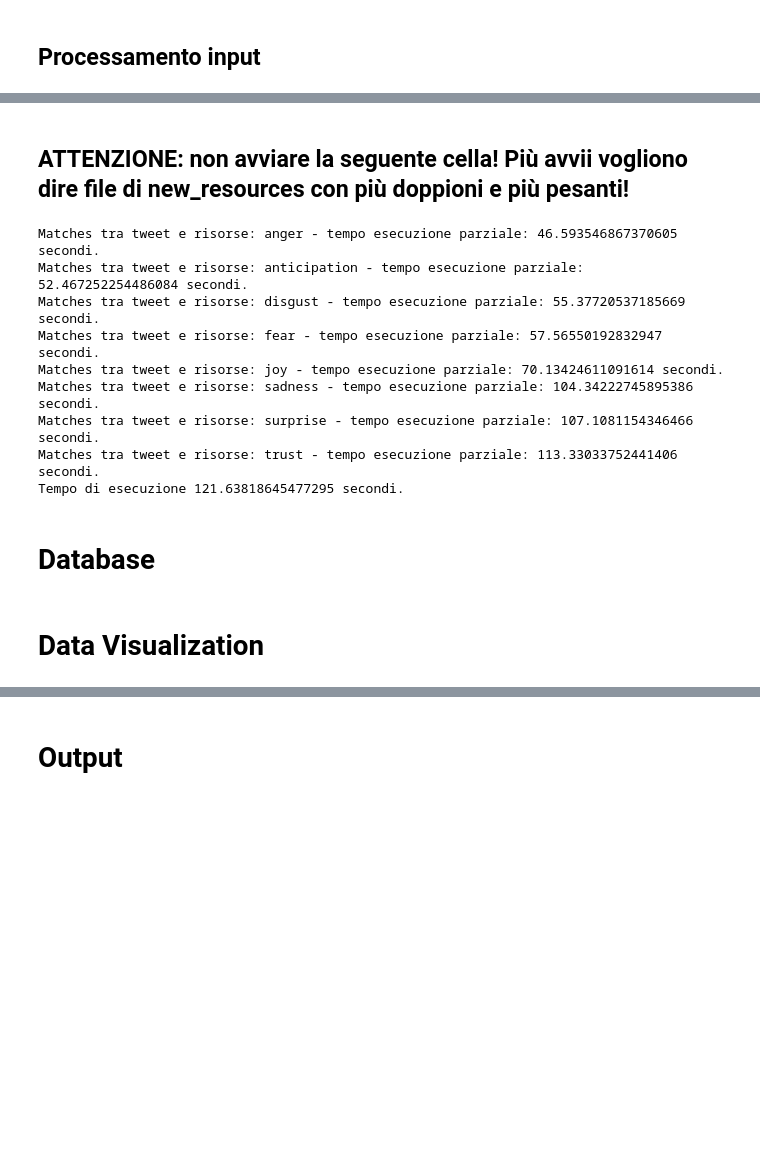
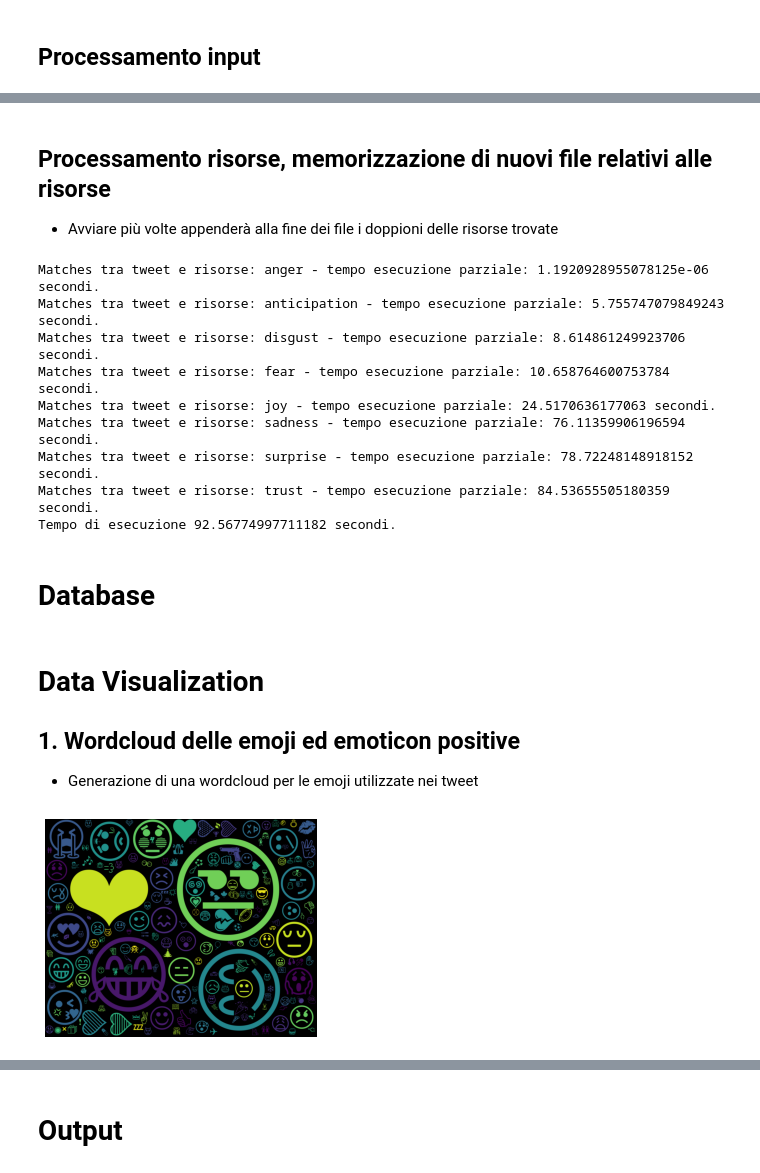
Before and after one commit to FakeBlubba/MAADB, a Jupyter notebook: maadb_project.ipynb, the cells around one changed output, grey strips where cells are left out. Drawn from its saved outputs; the diff is of its cells as text; code cells hidden in the pictures; blank space fills up the shorter version.

Commit message:
Conclusione parte Data Visualization e bug fix

```diff
--- a/maadb_project.ipynb
+++ b/maadb_project.ipynb
@@ -39,7 +30,12 @@ Tempo di esecuzione: 2.2172927856445312e-05 secondi.
 # %%
+start_time = time.time()
+# Struttura dati
+
+# Percorsi
 df = 'row_data/dataframes/'
 rs = 'row_data/resources/'
 
+# Dictionary relativo alle
 stemmed_words = {
     'anger': [],
     'anticipation': [],
@@ -51,17 +47,14 @@ stemmed_words = {
     'trust': []
 }
 
-resources = {}
-stemmed_keys = list(stemmed_words.keys())      # Dict Keys contenente le chiavi di emotions
-hashtags = {}                            # Dictionary con il conteggio di tutti gli hashtag trovati                    # Dictionary con il conteggio di tutte le emoji negative trovate trovate
-other_emojis = {}                        # Dictionary con il conteggio di tutte le emoji non categorizzate trovate
-positive_faces = {}                      # Dictionary con il conteggio di tutte le emoticon/emoji positive trovate
-negative_faces = {}                      # Dictionary con il conteggio di tutte le emoticon/emoji positive trovate
-punctuation_marks = {}                   # Dictionary con il conteggio di tutte le punteggiature trovate
-slang = {}                               # Dictionary con il conteggio di tutte gli slang trovati
-words_count = {}                         # Dictionary con il conteggio di tutte le risorse trovate nei tweet
-new_words = {}
-#pos_tagged = []
+resources = {}                                 # Dictionary contenente le risorse estrapolate dai file
+stemmed_keys = list(stemmed_words.keys())      # Lista contenente le chiavi di emotions
+hashtags = {}                                  # Dictionary con il conteggio di tutti gli hashtag trovati                    # Dictionary con il conteggio di tutte le emoji negative trovate trovate
+emojis = {}                                    # Dictionary con il conteggio di tutte le emoticon/emoji positive trovate
+emoticons = {}                                 # Dictionary con il conteggio di tutte le emoticon/emoji positive trovate
+punctuation_marks = {}                         # Dictionary con il conteggio di tutte le punteggiature trovate
+slang = {}                                     # Dictionary con il conteggio di tutte gli slang trovati
+words_count = {}                               # Dictionary con il conteggio di tutte le risorse trovate nei tweet
 
 pos_emot = ['B-)',':)', ':-)', ":')", ":'-)", ':D', ':-D', ":\'-)",":')",':o)',':]',':3',':c)',':>','=]','8)','=)',':}',':^)','8-D','8D','x-D','xD','X-D','XD','=-D','=D','=-3','=3','B^D',':-))',':*',':^*','( \'}{\' )','^^','(^_^)','^-^',"^.^","^3\^","\^L\^"]
 neg_emot = [":(",":-(",":'(",":'-(",">:[",":-c",":c",":-<",":<",":-[",":[",":{",":\-(",":\'("," _(",":\'[","='(","'[","='[",":'-<",":'<",":'<","='<", "='<", "T_T", "T.T","(T_T)", "y_y","y.y","(Y_Y)",";-;", ";_;",";.;",":_:","o .__. o",".-."]
@@ -72,5 +65,6 @@ o_emojis = [u'\U0001F004',u'\U0001F0CF',u'\U0001F300',u'\U0001F301',u'\U0001F302
 # AdditionalEmoji=[u'\U+203C',u'\U+2049', u'\U+231A',u'\U+231B',u'\U+2600',u'\U+2601',u'\U+260E',u'\U+2611',u'\U+2614',u'\U+2615',u'\U+261D',u'\U+2648',u'\U+2648',u'\U+2649',u'\U+264A',u'\U+264B',u'\U+264C',u'\U+264D',u'\U+264E',u'\U+264F',u'\U+2650',u'\U+2651',u'\U+2652',u'\U+2653',u'\U+2660',u'\U+2663',u'\U+2665',u'\U+2666',u'\U+2668',u'\U+267B',u'\U+267F',u'\U+2693',u'\U+26A0',u'\U+26A1',u'\U+26AA',u'\U+26AB',u'\U+26BD',u'\U+26BE',u'\U+26C4',u'\U+26C5',u'\U+26CE',u'\U+26D4',u'\U+26EA',u'\U+26F2',u'\U+26F3',u'\U+26F5',u'\U+26FA',u'\U+26FD',u'\U+2934',u'\U+2935',u'\U+2934',u'\U+2B05',u'\U+2B06',u'\U+2B07',u'\U+2B50',u'\U+2B55',u'\U+2B50']
 
 punctuation = list(string.punctuation)
+emoji_list = emoji.UNICODE_EMOJI['en']
 
 # Dictionary contenente le slang words
@@ -78,15 +72,7 @@ slang_words = {'afaik': 'as far as i know', 'afk': 'away from keyboard', 'asap':
 slang_words_keys = list(slang_words.keys())
-slang_words_values = list(slang_words.values())
 
 stop_words = stopwords.words('english')
 
-def convert(char_list):
-
-    new_string = ""
-    for char in char_list:
-        new_string += char
-    return new_string
-
 print("Tempo di esecuzione: %s secondi" % (time.time() - start_time))
 start_time = time.time()
 # %% [output]
@@ -257,31 +331,19 @@ Tempo di esecuzione 237.32654333114624 secondi.
 # %% [markdown]
-## ATTENZIONE: non avviare la seguente cella! Più avvii vogliono dire file di new_resources con più doppioni e più pesanti!
+## Processamento risorse, memorizzazione di nuovi file relativi alle risorse
+- Avviare più volte appenderà alla fine dei file i doppioni delle risorse trovate
 # %%
 # Memorizzazione nuove risorse in file
-for k in stemmed_words:
-    print("Matches tra tweet e risorse: {1} - tempo esecuzione parziale: {0} secondi.".format((time.time() - start_time), k))
-    doc = []
-    f = open(rs + k + '/new_resource.txt', 'a')
-    for line in stemmed_words[k]:
-        for word in line:
-            for folder in os.listdir(rs + k):
-                if word not in resources[k]:
-                    doc.append(word + '\n')
-    doc = list( dict.fromkeys(doc) )
-    f.write( str([element for element in doc]))
-f.close()
-print("Tempo di esecuzione %s secondi." % (time.time() - start_time))
-start_time = time.time()
+mem_new_resources()
 # %% [output]
-Matches tra tweet e risorse: anger - tempo esecuzione parziale: 46.593546867370605 secondi.
-Matches tra tweet e risorse: anticipation - tempo esecuzione parziale: 52.467252254486084 secondi.
-Matches tra tweet e risorse: disgust - tempo esecuzione parziale: 55.37720537185669 secondi.
-Matches tra tweet e risorse: fear - tempo esecuzione parziale: 57.56550192832947 secondi.
-Matches tra tweet e risorse: joy - tempo esecuzione parziale: 70.13424611091614 secondi.
-Matches tra tweet e risorse: sadness - tempo esecuzione parziale: 104.34222745895386 secondi.
-Matches tra tweet e risorse: surprise - tempo esecuzione parziale: 107.1081154346466 secondi.
-Matches tra tweet e risorse: trust - tempo esecuzione parziale: 113.33033752441406 secondi.
-Tempo di esecuzione 121.63818645477295 secondi.
+Matches tra tweet e risorse: anger - tempo esecuzione parziale: 1.1920928955078125e-06 secondi.
+Matches tra tweet e risorse: anticipation - tempo esecuzione parziale: 5.755747079849243 secondi.
+Matches tra tweet e risorse: disgust - tempo esecuzione parziale: 8.614861249923706 secondi.
+Matches tra tweet e risorse: fear - tempo esecuzione parziale: 10.658764600753784 secondi.
+Matches tra tweet e risorse: joy - tempo esecuzione parziale: 24.5170636177063 secondi.
+Matches tra tweet e risorse: sadness - tempo esecuzione parziale: 76.11359906196594 secondi.
+Matches tra tweet e risorse: surprise - tempo esecuzione parziale: 78.72248148918152 secondi.
+Matches tra tweet e risorse: trust - tempo esecuzione parziale: 84.53655505180359 secondi.
+Tempo di esecuzione 92.56774997711182 secondi.
 # %% [markdown]
 # Database
 # %%
@@ -291,8 +353,10 @@ Tempo di esecuzione 121.63818645477295 secondi.
     # Calcolare la percentuale delle parole di ciascuna delle risorse (i diversi file relativi a uno dei sentimenti, rappresentati nella figura con il simbolo X) in cui le parole sono presenti anche nei messaggi tweet secondo lo schema mostrato qui sotto:
 # %% [markdown]
 # Data Visualization
+## 1. Wordcloud delle emoji ed emoticon positive
+- Generazione di una wordcloud per le emoji utilizzate nei tweet
 # %%
-posi_emoticon = WordCloud(background_color="white",width=1000,height=1000, max_words=25,relative_scaling=0.5,normalize_plurals=False).generate_from_frequencies(positive_emoticons)
-plt.imshow(posi_emoticon)
-# Fare quanto riportato negli obiettivi all'inizio
-# Per ultimo trasformare i conteggi dentro a words_count in delle percentuali
+# Salva e genera la wordcloud relativa alle emoji
+simple_wordcloud(emojis)
+# %% [output]
+[figure, added]
```
Also changed, not shown: parts of 19 cells of this notebook, 22 other files.
